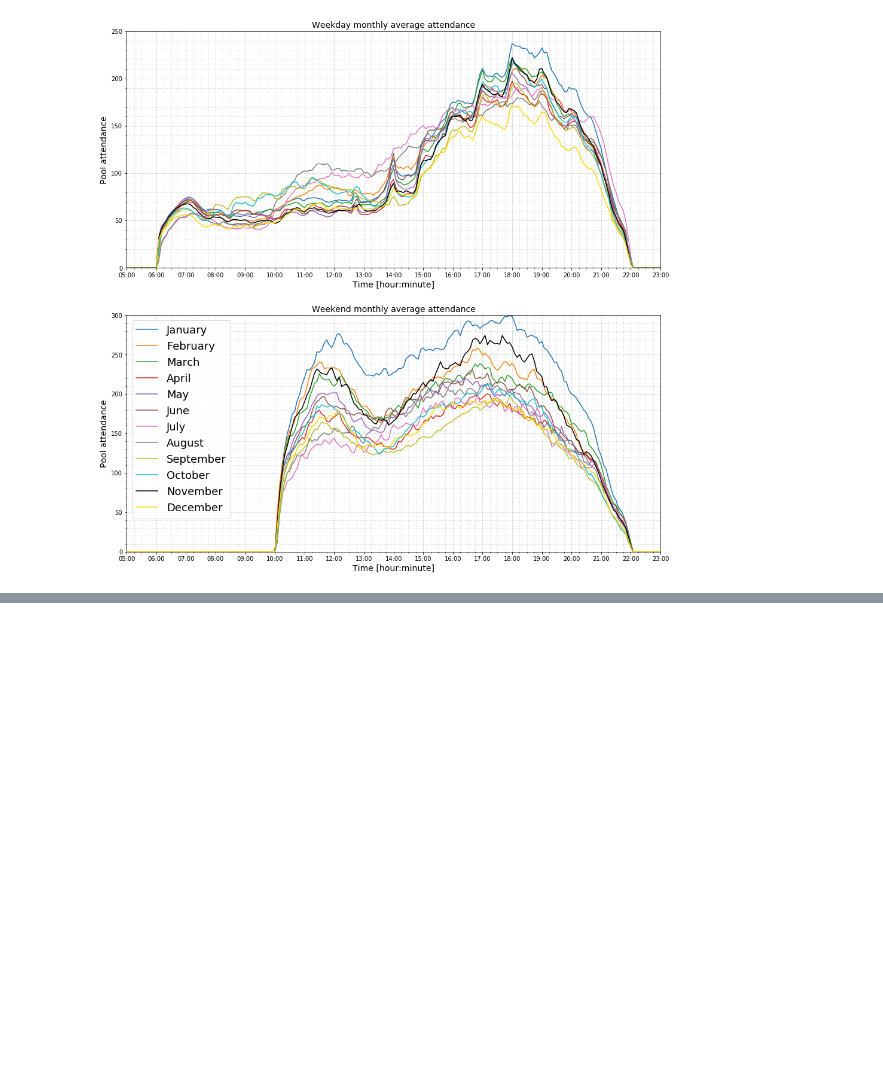
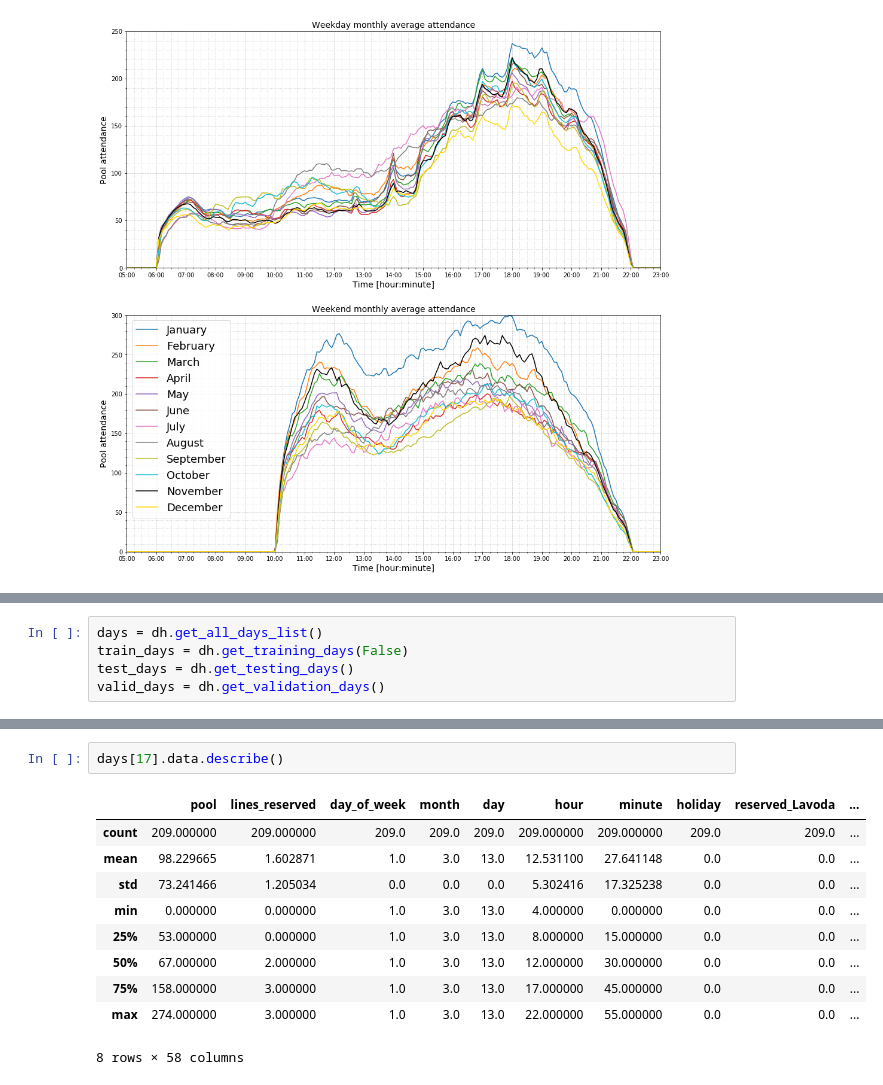
Before and after one commit to lukoucky/swimming_pool_attendance_prediction, a Jupyter notebook: ProjectReport.ipynb, the cells around one changed output, grey strips where cells are left out. Saved outputs shown, nothing was run; the diff lists cells and outputs as text; blank space fills up the shorter version.

```diff
--- a/ProjectReport.ipynb
+++ b/ProjectReport.ipynb
@@ -156,0 +137,5 @@ mcd.CSS4_COLORS
+# %%
+days = dh.get_all_days_list()
+train_days = dh.get_training_days(False)
+test_days = dh.get_testing_days()
+valid_days = dh.get_validation_days()
@@ -156,0 +152,13 @@ mcd.CSS4_COLORS
+# %%
+days[17].data.describe()
+# %% [output]
+|  | pool | lines_reserved | day_of_week | month | day | hour | minute | holiday | reserved_Lavoda | ... |
+| count | 209.000000 | 209.000000 | 209.0 | 209.0 | 209.0 | 209.000000 | 209.000000 | 209.0 | 209.0 | ... |
+| mean | 98.229665 | 1.602871 | 1.0 | 3.0 | 13.0 | 12.531100 | 27.641148 | 0.0 | 0.0 | ... |
+| std | 73.241466 | 1.205034 | 0.0 | 0.0 | 0.0 | 5.302416 | 17.325238 | 0.0 | 0.0 | ... |
+| min | 0.000000 | 0.000000 | 1.0 | 3.0 | 13.0 | 4.000000 | 0.000000 | 0.0 | 0.0 | ... |
+| 25% | 53.000000 | 0.000000 | 1.0 | 3.0 | 13.0 | 8.000000 | 15.000000 | 0.0 | 0.0 | ... |
+| 50% | 67.000000 | 2.000000 | 1.0 | 3.0 | 13.0 | 12.000000 | 30.000000 | 0.0 | 0.0 | ... |
+| 75% | 158.000000 | 3.000000 | 1.0 | 3.0 | 13.0 | 17.000000 | 45.000000 | 0.0 | 0.0 | ... |
+| max | 274.000000 | 3.000000 | 1.0 | 3.0 | 13.0 | 22.000000 | 55.000000 | 0.0 | 0.0 | ... |
+8 rows × 58 columns
```
Also changed, not shown: parts of 5 cells of this notebook.
